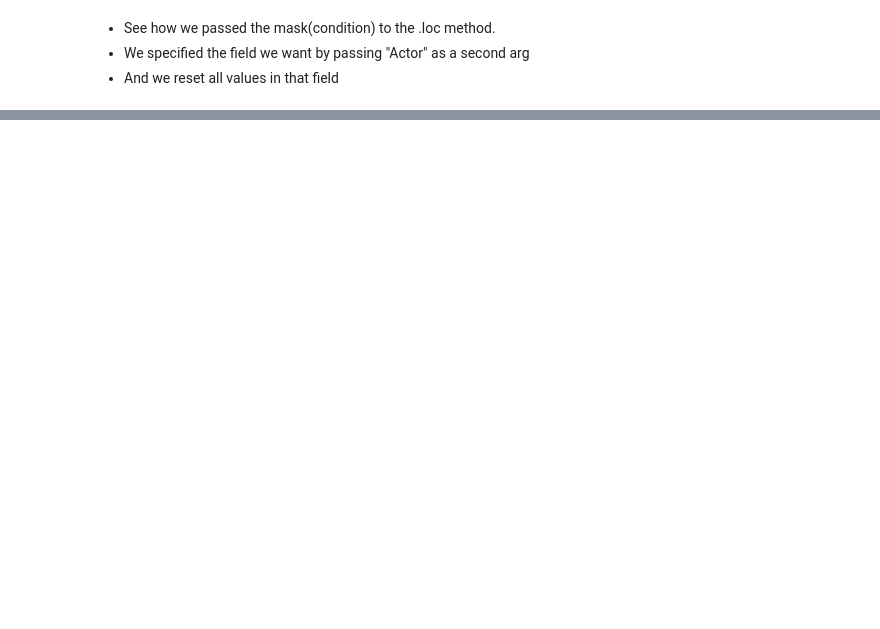
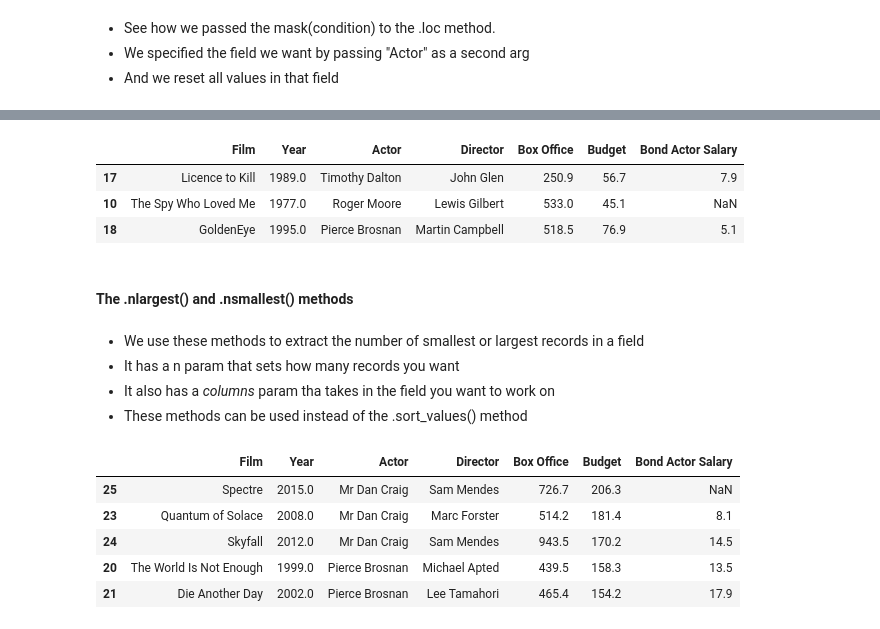
Before and after one commit to adminco/python_data_analysis, a Jupyter notebook: DataFrames_3.ipynb, the cells around one changed output, grey strips where cells are left out. Saved outputs shown, nothing was run; the diff lists cells and outputs as text; code cells hidden in the pictures; blank space fills up the shorter version.

```diff
--- a/DataFrames_3.ipynb
+++ b/DataFrames_3.ipynb
@@ -181,0 +223,23 @@ jb.loc[mask, "Actor"] = "Mr Dan Craig"
+# %%
+jb.sample(3)
+# %% [output]
+|  | Film | Year | Actor | Director | Box Office | Budget | Bond Actor Salary |
+| 17 | Licence to Kill | 1989.0 | Timothy Dalton | John Glen | 250.9 | 56.7 | 7.9 |
+| 10 | The Spy Who Loved Me | 1977.0 | Roger Moore | Lewis Gilbert | 533.0 | 45.1 | NaN |
+| 18 | GoldenEye | 1995.0 | Pierce Brosnan | Martin Campbell | 518.5 | 76.9 | 5.1 |
+# %% [markdown]
+#### The .nlargest() and .nsmallest() methods
+# %% [markdown]
+- We use these methods to extract the number of smallest or largest records in a field
+- It has a n param that sets how many records you want
+- It also has a _columns_ param tha takes in the field you want to work on
+- These methods can be used instead of the .sort_values() method
+# %%
+jb.nlargest(5, "Budget")
+# %% [output]
+|  | Film | Year | Actor | Director | Box Office | Budget | Bond Actor Salary |
+| 25 | Spectre | 2015.0 | Mr Dan Craig | Sam Mendes | 726.7 | 206.3 | NaN |
+| 23 | Quantum of Solace | 2008.0 | Mr Dan Craig | Marc Forster | 514.2 | 181.4 | 8.1 |
+| 24 | Skyfall | 2012.0 | Mr Dan Craig | Sam Mendes | 943.5 | 170.2 | 14.5 |
+| 20 | The World Is Not Enough | 1999.0 | Pierce Brosnan | Michael Apted | 439.5 | 158.3 | 13.5 |
+| 21 | Die Another Day | 2002.0 | Pierce Brosnan | Lee Tamahori | 465.4 | 154.2 | 17.9 |
```
Also changed, not shown: parts of 28 cells of this notebook, 5 other files.
